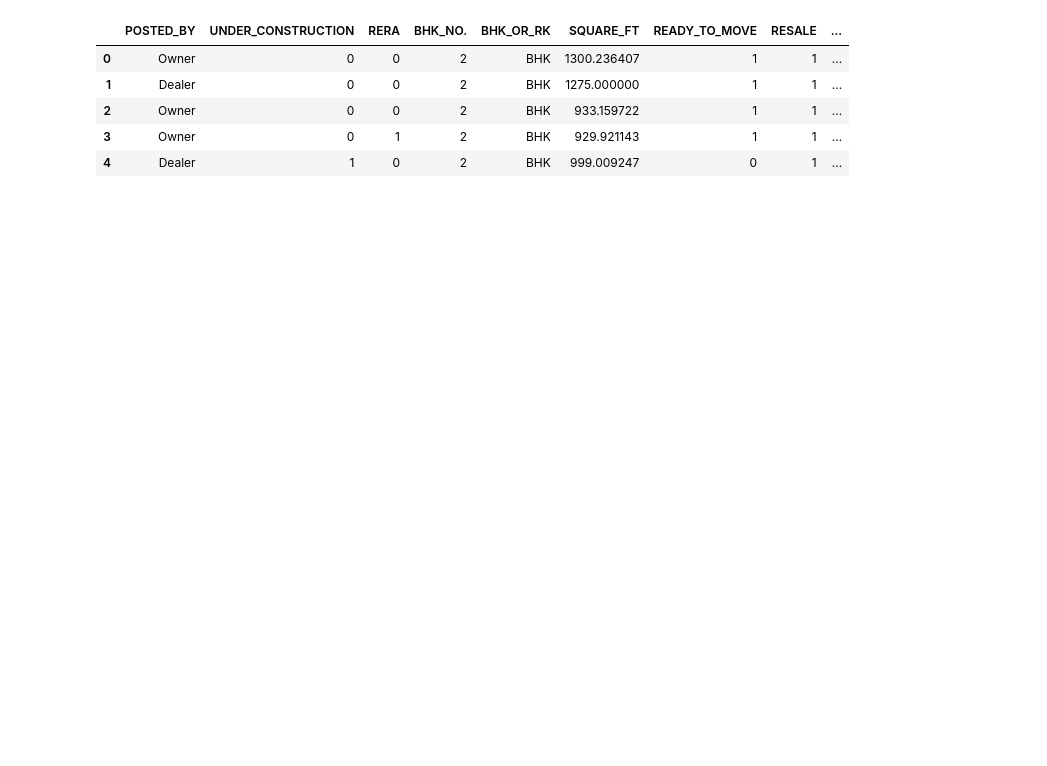
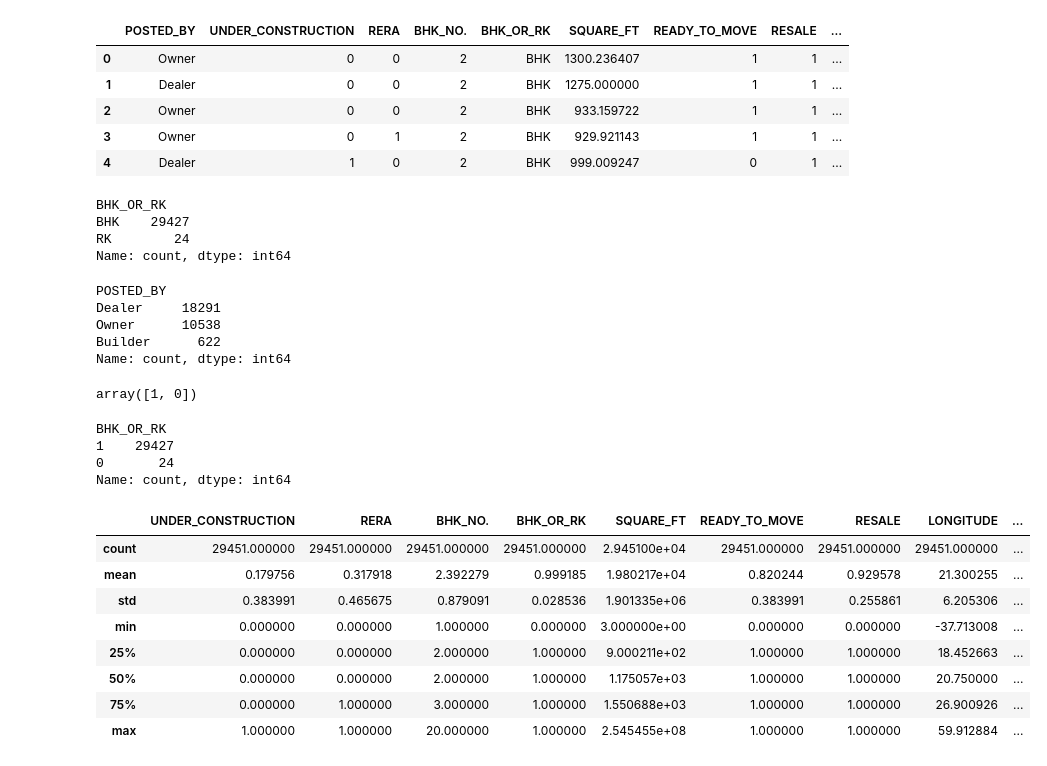
Before and after one commit to VinayakFTW/house_price_prediction, a Jupyter notebook: preprocess.ipynb, the cells around one changed output. Saved outputs shown, nothing was run; the diff lists cells and outputs as text; code cells hidden in the pictures; blank space fills up the shorter version.

```diff
--- a/preprocess.ipynb
+++ b/preprocess.ipynb
@@ -13,3 +13,49 @@ df_train.head()
 | 2 | Owner | 0 | 0 | 2 | BHK | 933.159722 | 1 | 1 | ... |
 | 3 | Owner | 0 | 1 | 2 | BHK | 929.921143 | 1 | 1 | ... |
 | 4 | Dealer | 1 | 0 | 2 | BHK | 999.009247 | 0 | 1 | ... |
+# %%
+df_train.BHK_OR_RK.value_counts() #initial count check
+# %% [output]
+BHK_OR_RK
+BHK    29427
+RK        24
+Name: count, dtype: int64
+# %%
+df_train.POSTED_BY.value_counts()
+# %% [output]
+POSTED_BY
+Dealer     18291
+Owner      10538
+Builder      622
+Name: count, dtype: int64
+# %%
+#converting the categorical BHK OR RK column to integer column
+temp = []
+for stuff in  df_train.BHK_OR_RK:
+    if stuff == 'BHK':
+        temp.append(1)
+    else:
+        temp.append(0)
+df_train.BHK_OR_RK = temp
+df_train.BHK_OR_RK.unique()
+# %% [output]
+array([1, 0])
+# %%
+df_train.BHK_OR_RK.value_counts() #just checking in case yk
+# %% [output]
+BHK_OR_RK
+1    29427
+0       24
+Name: count, dtype: int64
+# %%
+df_train.describe()
+# %% [output]
+|  | UNDER_CONSTRUCTION | RERA | BHK_NO. | BHK_OR_RK | SQUARE_FT | READY_TO_MOVE | RESALE | LONGITUDE | ... |
+| count | 29451.000000 | 29451.000000 | 29451.000000 | 29451.000000 | 2.945100e+04 | 29451.000000 | 29451.000000 | 29451.000000 | ... |
+| mean | 0.179756 | 0.317918 | 2.392279 | 0.999185 | 1.980217e+04 | 0.820244 | 0.929578 | 21.300255 | ... |
+| std | 0.383991 | 0.465675 | 0.879091 | 0.028536 | 1.901335e+06 | 0.383991 | 0.255861 | 6.205306 | ... |
+| min | 0.000000 | 0.000000 | 1.000000 | 0.000000 | 3.000000e+00 | 0.000000 | 0.000000 | -37.713008 | ... |
+| 25% | 0.000000 | 0.000000 | 2.000000 | 1.000000 | 9.000211e+02 | 1.000000 | 1.000000 | 18.452663 | ... |
+| 50% | 0.000000 | 0.000000 | 2.000000 | 1.000000 | 1.175057e+03 | 1.000000 | 1.000000 | 20.750000 | ... |
+| 75% | 0.000000 | 1.000000 | 3.000000 | 1.000000 | 1.550688e+03 | 1.000000 | 1.000000 | 26.900926 | ... |
+| max | 1.000000 | 1.000000 | 20.000000 | 1.000000 | 2.545455e+08 | 1.000000 | 1.000000 | 59.912884 | ... |
```
Also changed, not shown: parts of 13 cells of this notebook, 3 other files.
